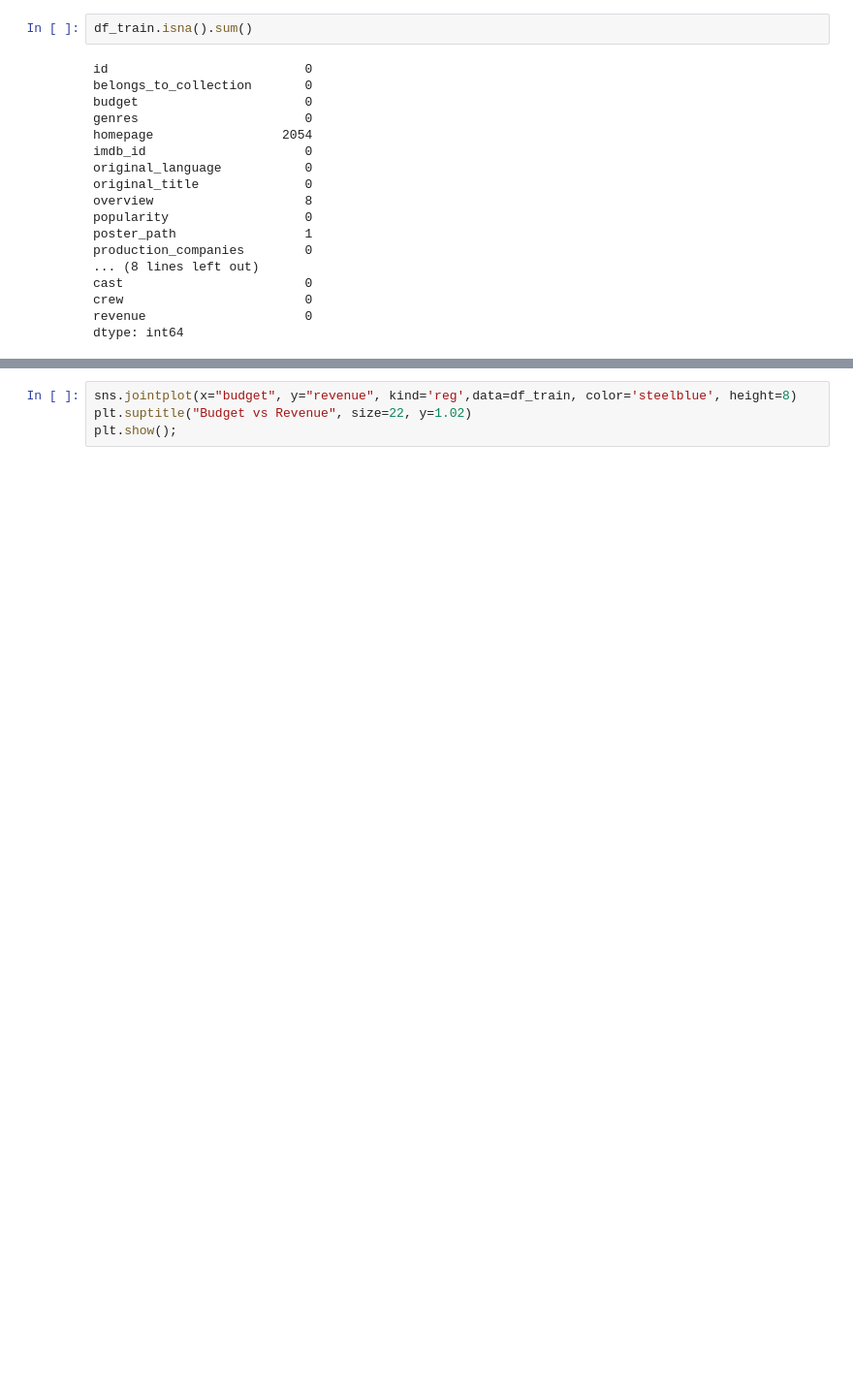
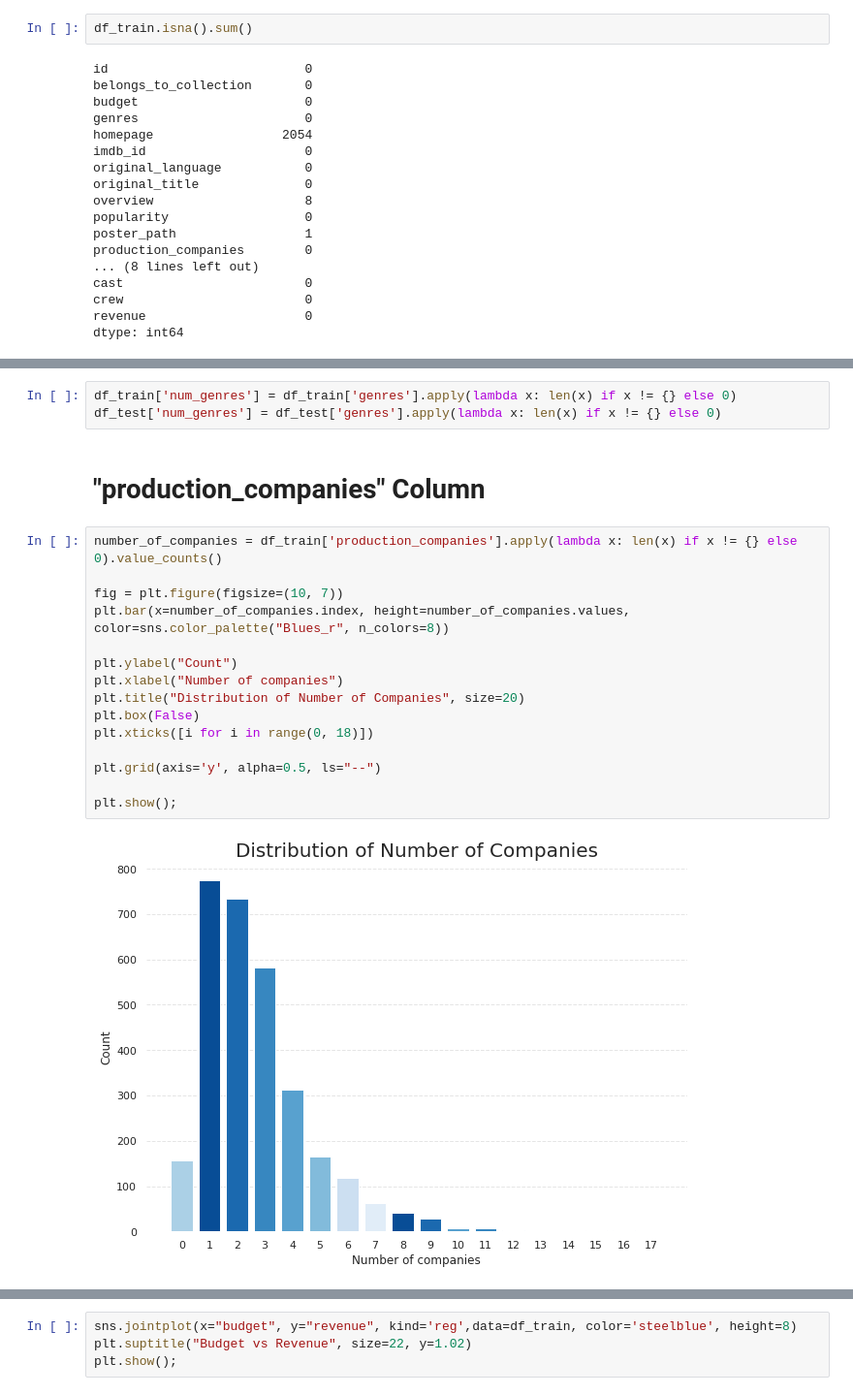
Before and after one commit to pedrohortencio/kaggle-competitions, a Jupyter notebook: TMDB/TMDB.ipynb, the cells around one changed output, grey strips where cells are left out. Shown at 97% size. Drawn from its saved outputs; the diff is of its cells as text; blank space fills up the shorter version.

```diff
--- a/TMDB/TMDB.ipynb
+++ b/TMDB/TMDB.ipynb
@@ -136,0 +237,22 @@ dtype: int64
+# %%
+df_train['num_genres'] = df_train['genres'].apply(lambda x: len(x) if x != {} else 0)
+df_test['num_genres'] = df_test['genres'].apply(lambda x: len(x) if x != {} else 0)
+# %% [markdown]
+# "production_companies" Column
+# %%
+number_of_companies = df_train['production_companies'].apply(lambda x: len(x) if x != {} else 0).value_counts()
+
+fig = plt.figure(figsize=(10, 7))
+plt.bar(x=number_of_companies.index, height=number_of_companies.values, color=sns.color_palette("Blues_r", n_colors=8))
+
+plt.ylabel("Count")
+plt.xlabel("Number of companies")
+plt.title("Distribution of Number of Companies", size=20)
+plt.box(False)
+plt.xticks([i for i in range(0, 18)])
+
+plt.grid(axis='y', alpha=0.5, ls="--")
+
+plt.show();
+# %% [output]
+[figure, added]
```
Also changed, not shown: parts of 17 cells of this notebook.
